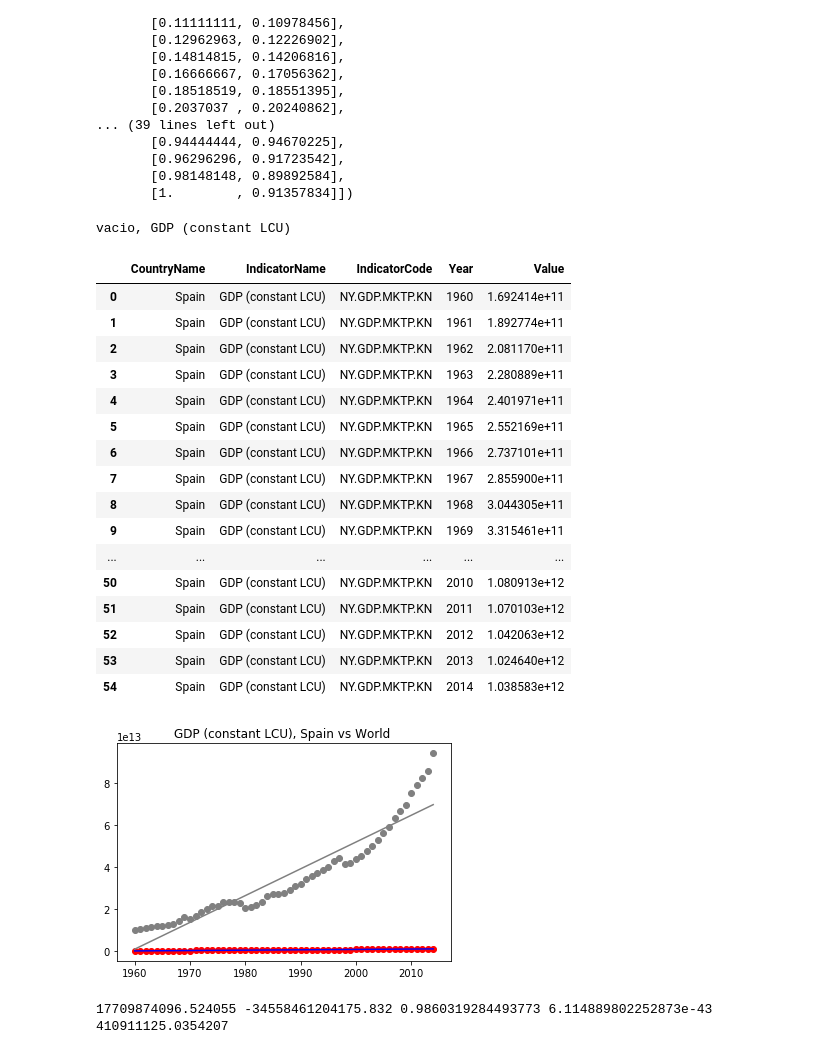
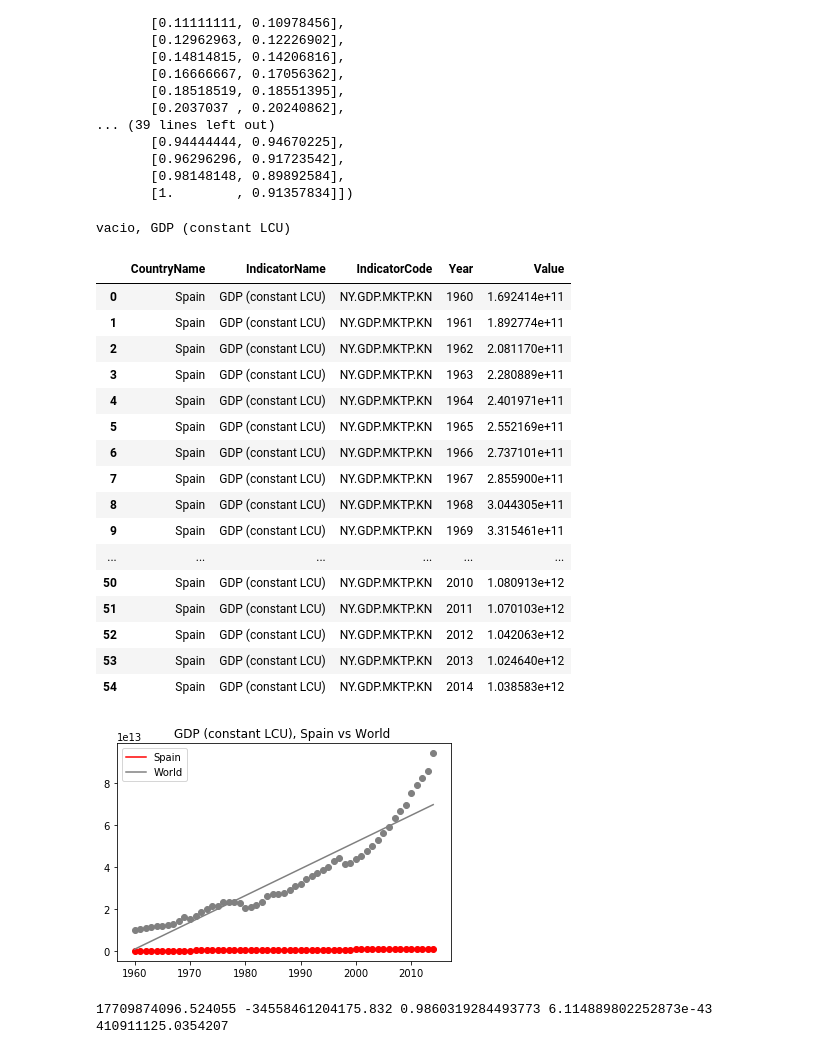
Before and after one commit to jaimevalero/world-development-indicators, a Jupyter notebook: jupyter/Indicator-comparator-for-countries.ipynb, the cells around one changed output. Drawn from its saved outputs; the diff is of its cells as text; code cells hidden in the pictures.

```diff
--- a/jupyter/Indicator-comparator-for-countries.ipynb
+++ b/jupyter/Indicator-comparator-for-countries.ipynb
@@ -153,6 +180,7 @@ def Draw_Difference(IndicatorName,CountryCode1, CountryCode2):
                conn)
 
     length = df.shape[0]
+    large_name  = df.CountryName.values[0]
 
     x = df['Year' ].values
     y = df['Value'].values
@@ -162,14 +190,12 @@ def Draw_Difference(IndicatorName,CountryCode1, CountryCode2):
     plt.scatter(x,y,color='red')
     regr = LinearRegression()
     regr.fit(x,y)
-    plt.plot(x,regr.predict(x),color='blue')
+    plt.plot(x,regr.predict(x),color='red',label=f'{large_name}')
     otro =  pd.read_sql(f"""SELECT IndicatorName,IndicatorCode,Year,AVG(Value) As Value
                    FROM Indicators
                    WHERE IndicatorName = '{IndicatorName}'
                      AND CountryCode != '{CountryCode}'
                      AND CountryCode = '{CountryCode2}'
-                     AND Year >= (SELECT min(Year) FROM Indicators  WHERE IndicatorName = '{IndicatorName}' AND CountryCode   = '{CountryCode}')
-                     AND Year <= (SELECT max(Year) FROM Indicators  WHERE IndicatorName = '{IndicatorName}' AND CountryCode   = '{CountryCode}')
                      group by Year""",
                conn)
 
@@ -179,9 +205,7 @@ def Draw_Difference(IndicatorName,CountryCode1, CountryCode2):
                FROM Indicators
                WHERE IndicatorName = '{IndicatorName}'
                  AND CountryCode != '{CountryCode}'
-                 AND Year >= (SELECT min(Year) FROM Indicators  WHERE IndicatorName = '{IndicatorName}' AND CountryCode   = '{CountryCode}')
-                 AND Year <= (SELECT max(Year) FROM Indicators  WHERE IndicatorName = '{IndicatorName}' AND CountryCode   = '{CountryCode}')
-                 group by Year""",
+                group by Year""",
            conn)
 
     length = otro.shape[0]
@@ -193,7 +217,6 @@ def Draw_Difference(IndicatorName,CountryCode1, CountryCode2):
     regr = LinearRegression()
     regr.fit(x,y)
 
-    large_name  = df.CountryName.values[0]
     # Get Large name for the title
     CountryName2 = pd.read_sql(f"""SELECT CountryName
                FROM Indicators
@@ -202,36 +225,38 @@ def Draw_Difference(IndicatorName,CountryCode1, CountryCode2):
            conn).values[0][0]
 
     plt.title(f"{IndicatorName}, {large_name} vs {CountryName2} ")
     plt.scatter(x,y,color='gray')
-    plt.plot(x,regr.predict(x),color='gray')
+    plt.plot(x,regr.predict(x),color='gray',label=f'{CountryName2}')
+    plt.legend(loc=2)
+
     return plt ,df,otro
 
-IndicatorName = 'GDP (constant LCU)'
+IndicatorName  = 'GDP (constant LCU)'
 CountryCode1   = 'ESP'
 CountryCode2   = 'WLD'
 
 plt ,df,otro = Draw_Difference(IndicatorName,CountryCode1,CountryCode2)
 df
 # %% [output]
 vacio, GDP (constant LCU)
 |  | CountryName | IndicatorName | IndicatorCode | Year | Value |
 | 0 | Spain | GDP (constant LCU) | NY.GDP.MKTP.KN | 1960 | 1.692414e+11 |
 | 1 | Spain | GDP (constant LCU) | NY.GDP.MKTP.KN | 1961 | 1.892774e+11 |
 | 2 | Spain | GDP (constant LCU) | NY.GDP.MKTP.KN | 1962 | 2.081170e+11 |
 | 3 | Spain | GDP (constant LCU) | NY.GDP.MKTP.KN | 1963 | 2.280889e+11 |
 | 4 | Spain | GDP (constant LCU) | NY.GDP.MKTP.KN | 1964 | 2.401971e+11 |
 | 5 | Spain | GDP (constant LCU) | NY.GDP.MKTP.KN | 1965 | 2.552169e+11 |
 | 6 | Spain | GDP (constant LCU) | NY.GDP.MKTP.KN | 1966 | 2.737101e+11 |
 | 7 | Spain | GDP (constant LCU) | NY.GDP.MKTP.KN | 1967 | 2.855900e+11 |
 | 8 | Spain | GDP (constant LCU) | NY.GDP.MKTP.KN | 1968 | 3.044305e+11 |
 | 9 | Spain | GDP (constant LCU) | NY.GDP.MKTP.KN | 1969 | 3.315461e+11 |
 | ... | ... | ... | ... | ... | ... |
 | 50 | Spain | GDP (constant LCU) | NY.GDP.MKTP.KN | 2010 | 1.080913e+12 |
 | 51 | Spain | GDP (constant LCU) | NY.GDP.MKTP.KN | 2011 | 1.070103e+12 |
 | 52 | Spain | GDP (constant LCU) | NY.GDP.MKTP.KN | 2012 | 1.042063e+12 |
 | 53 | Spain | GDP (constant LCU) | NY.GDP.MKTP.KN | 2013 | 1.024640e+12 |
 | 54 | Spain | GDP (constant LCU) | NY.GDP.MKTP.KN | 2014 | 1.038583e+12 |
-[figure, old version]
+[figure, new version]
 # %%
 IndicatorName = 'GDP (constant LCU)'
 CountryCode   = 'ESP'
```
Also changed, not shown: parts of 26 cells of this notebook, 1 other file.
